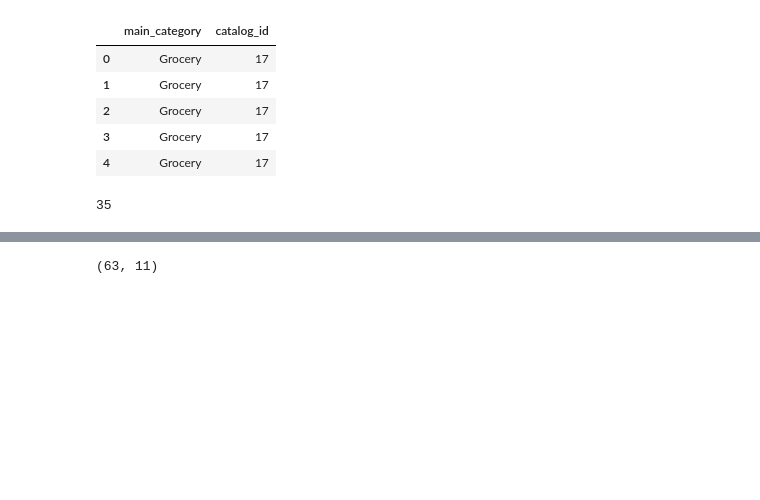
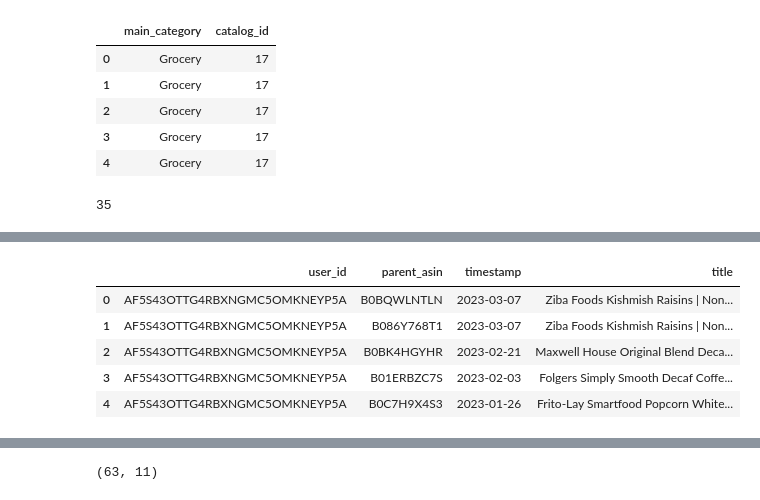
Before and after one commit to Softchallenge2012/behaviorgpt_purchase, a Jupyter notebook: notebooks/showcase.ipynb, the cells around one changed output, grey strips where cells are left out. Cells and saved outputs as stored; diff of their text form; code cells hidden in the pictures; blank space fills up the shorter version.

```diff
--- a/notebooks/showcase.ipynb
+++ b/notebooks/showcase.ipynb
@@ -144,0 +166,11 @@ df_meta = pd.read_csv('../examples/meta_groceries.csv')
+# %%
+df_groceries_user_meta_merged = pd.merge(df_groceries_user[['user_id','parent_asin','timestamp']] , df_meta[['parent_asin','title']], on='parent_asin')
+df_groceries_user_meta_merged['timestamp'] = pd.to_datetime( df_groceries_user_meta_merged['timestamp']).dt.date
+df_groceries_user_meta_merged.head()
+# %% [output]
+|  | user_id | parent_asin | timestamp | title |
+| 0 | AF5S43OTTG4RBXNGMC5OMKNEYP5A | B0BQWLNTLN | 2023-03-07 | Ziba Foods Kishmish Raisins | Non... |
+| 1 | AF5S43OTTG4RBXNGMC5OMKNEYP5A | B086Y768T1 | 2023-03-07 | Ziba Foods Kishmish Raisins | Non... |
+| 2 | AF5S43OTTG4RBXNGMC5OMKNEYP5A | B0BK4HGYHR | 2023-02-21 | Maxwell House Original Blend Deca... |
+| 3 | AF5S43OTTG4RBXNGMC5OMKNEYP5A | B01ERBZC7S | 2023-02-03 | Folgers Simply Smooth Decaf Coffe... |
+| 4 | AF5S43OTTG4RBXNGMC5OMKNEYP5A | B0C7H9X4S3 | 2023-01-26 | Frito-Lay Smartfood Popcorn White... |
```
Also changed, not shown: parts of 6 cells of this notebook, 11 other files.
